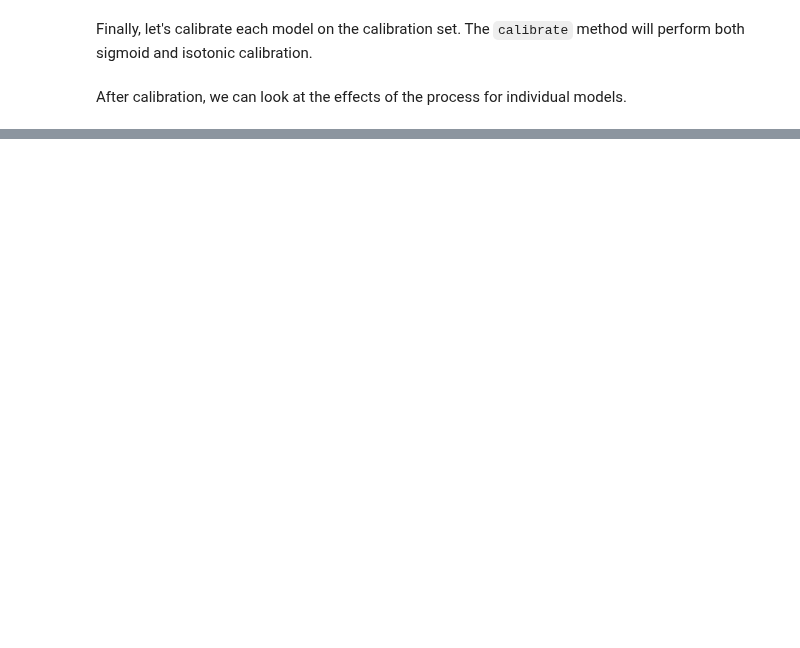
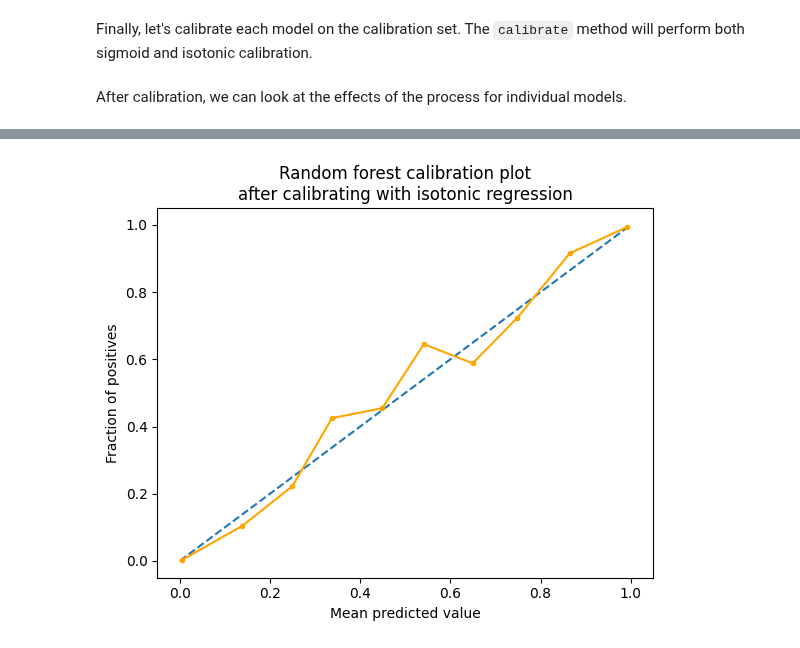
Before and after one commit to wblachowski/models-calibration, a Jupyter notebook: NineOrNein.ipynb, the cells around one changed output, grey strips where cells are left out. Drawn from its saved outputs; the diff is of its cells as text; code cells hidden in the pictures; blank space fills up the shorter version.

```diff
--- a/NineOrNein.ipynb
+++ b/NineOrNein.ipynb
@@ -211,0 +302,6 @@ for model in models:
+# %%
+prob_true, prob_pred = plot_calibration_curve2(y_calib, rfc.predict_calibrated(X_calib, method='isotonic'), f'Random forest calibration plot\nafter calibrating with isotonic regression')
+plt.savefig("calibrated-isotonic.svg")
+plt.show()
+# %% [output]
+[figure, added]
```
Also changed, not shown: parts of 16 cells of this notebook, 1 other file.
